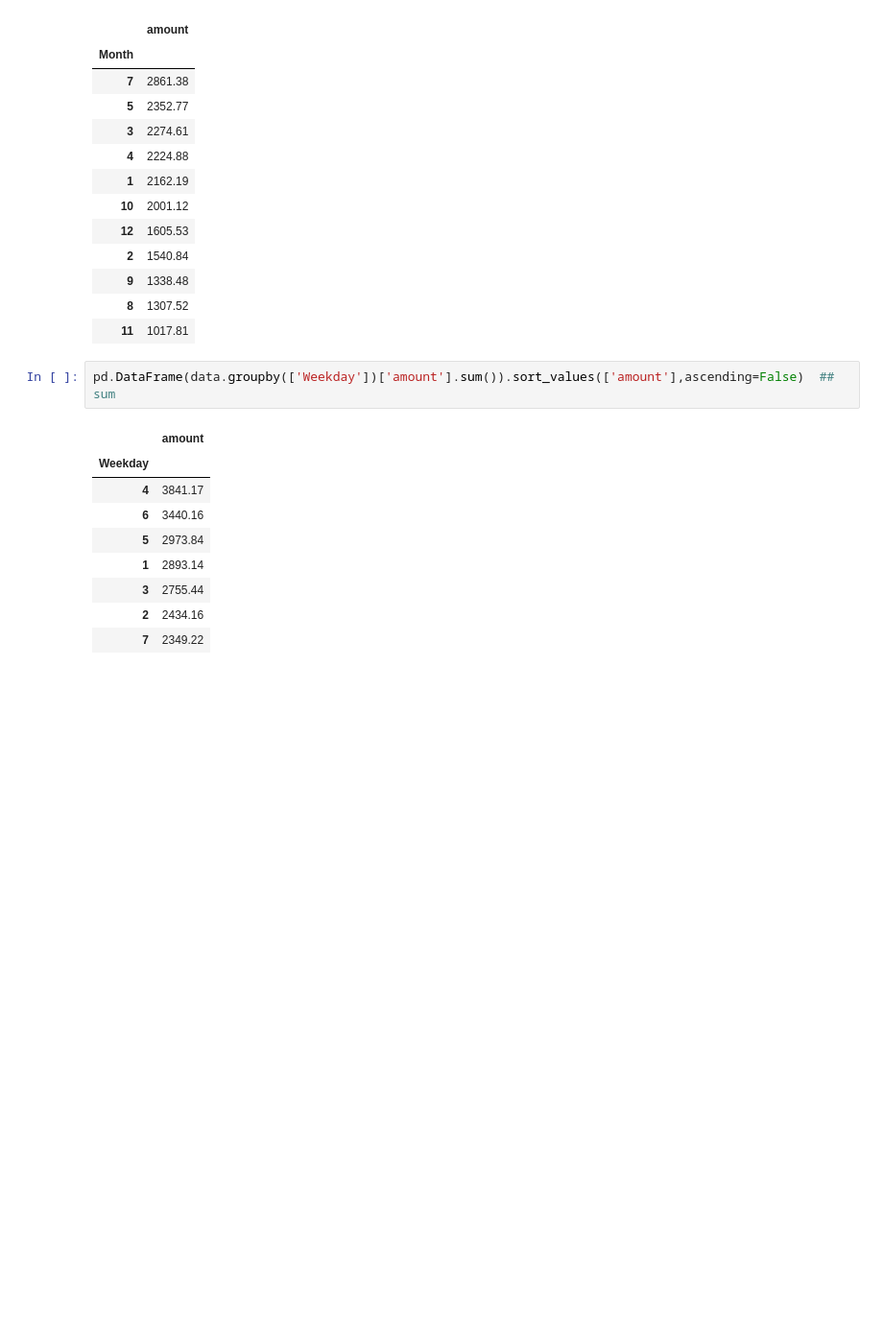
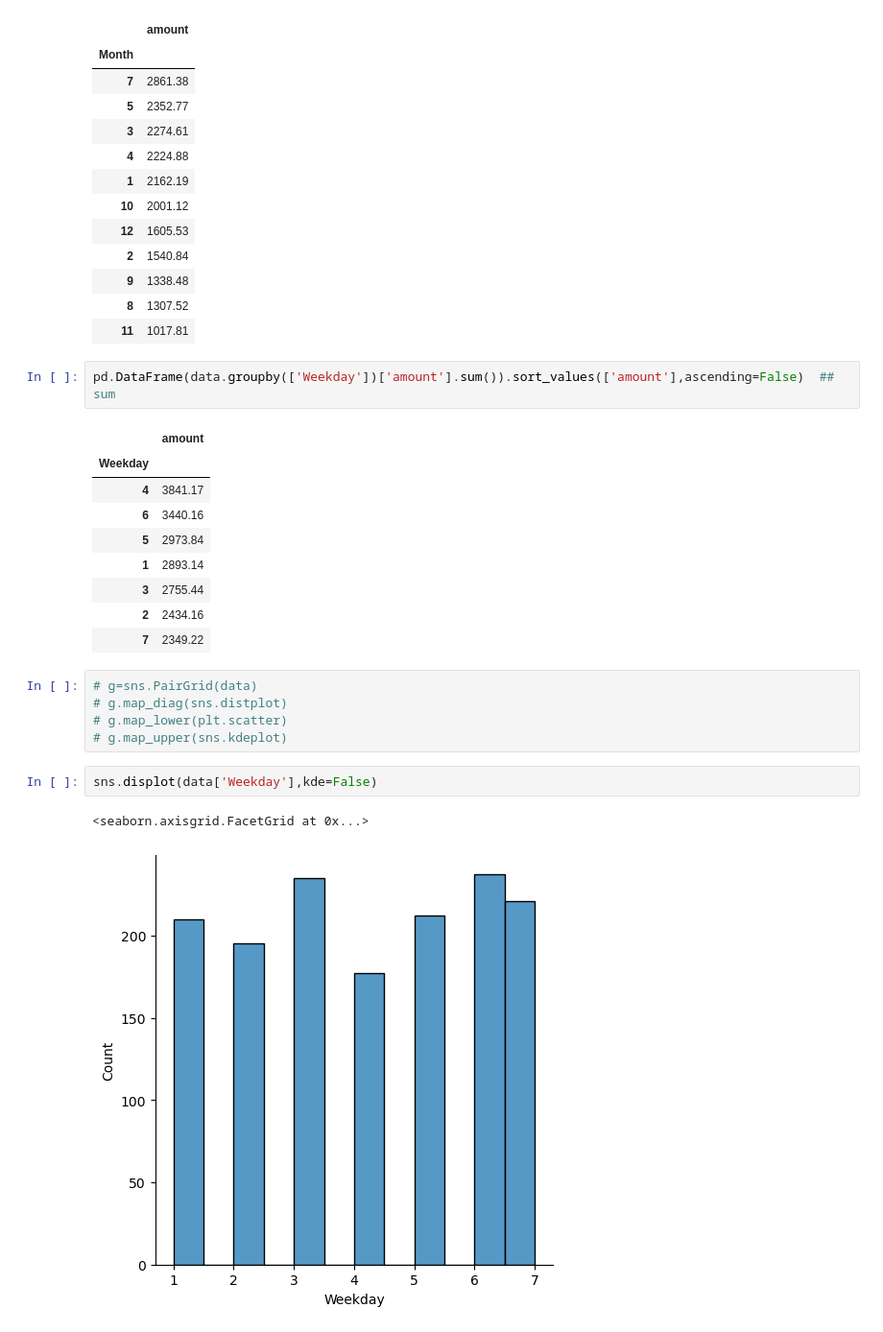
Before and after one commit to Ismat-Samadov/Budget_Prediction, a Jupyter notebook: Budget.ipynb, the cells around one changed output. Shown: that part at 96% size. Saved outputs shown, nothing was run; the diff lists cells and outputs as text; blank space fills up the shorter version.

```diff
--- a/Budget.ipynb
+++ b/Budget.ipynb
@@ -126,3 +175,13 @@ pd.DataFrame(data.groupby(['Weekday'])['amount'].sum()).sort_values(['amount'],a
 | 3 | 2755.44 |
 | 2 | 2434.16 |
 | 7 | 2349.22 |
+# %%
+# g=sns.PairGrid(data)
+# g.map_diag(sns.distplot)
+# g.map_lower(plt.scatter)
+# g.map_upper(sns.kdeplot)
+# %%
+sns.displot(data['Weekday'],kde=False)
+# %% [output]
+<seaborn.axisgrid.FacetGrid at 0x...>
+[figure, added]
```
Also changed, not shown: parts of 34 cells of this notebook, 1 other file.
